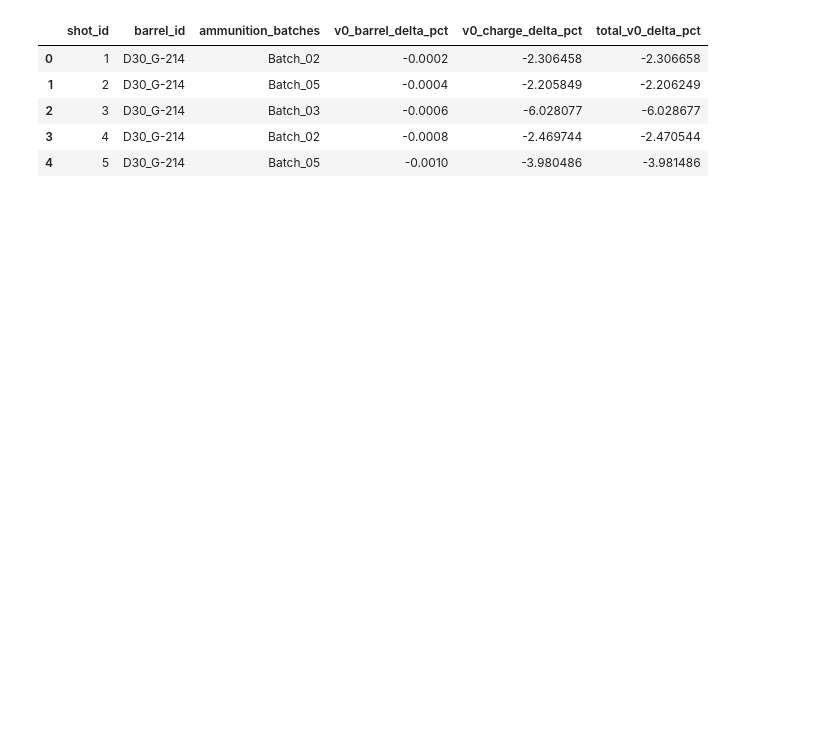
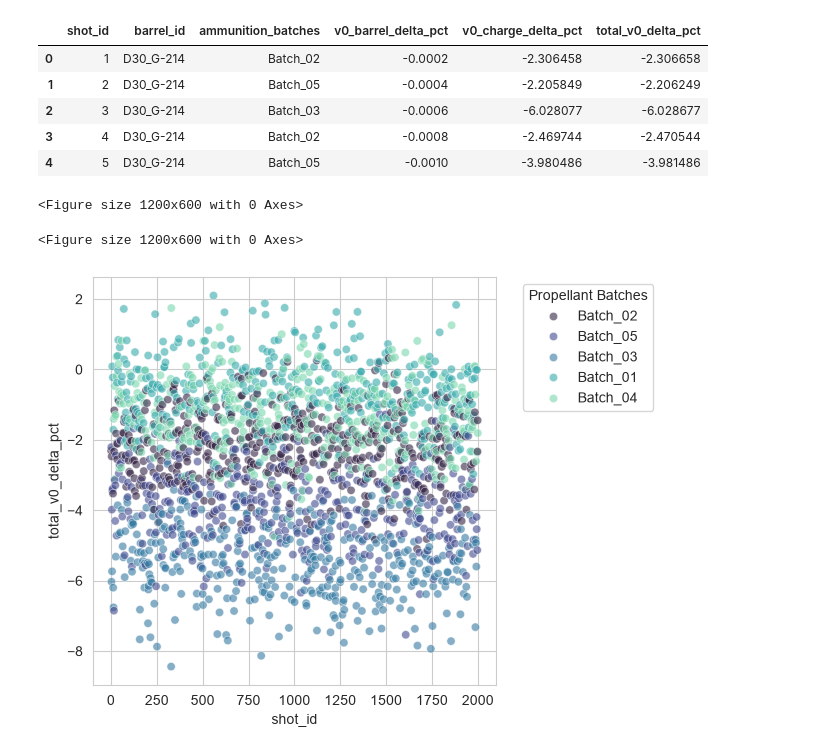
Before and after one commit to NatusyaZira/miltech-ballistic-anomaly-analysis, a Jupyter notebook: ballistic_analysis.ipynb, the cells around one changed output. Drawn from its saved outputs; the diff is of its cells as text; code cells hidden in the pictures; blank space fills up the shorter version.

Commit message:
Create V0 velocity scatter plot and add key analytical insights

```diff
--- a/ballistic_analysis.ipynb
+++ b/ballistic_analysis.ipynb
@@ -65,3 +56,20 @@ df.head()
 | 2 | 3 | D30_G-214 | Batch_03 | -0.0006 | -6.028077 | -6.028677 |
 | 3 | 4 | D30_G-214 | Batch_02 | -0.0008 | -2.469744 | -2.470544 |
 | 4 | 5 | D30_G-214 | Batch_05 | -0.0010 | -3.980486 | -3.981486 |
+# %%
+plt.figure(figsize=(12, 6))
+# %% [output]
+<Figure size 1200x600 with 0 Axes>
+<Figure size 1200x600 with 0 Axes>
+# %%
+#Drawing points
+sns.scatterplot(data=df, x='shot_id', y='total_v0_delta_pct', hue='ammunition_batches', palette='mako', alpha=0.6)
+
+# Moving the legend to the side
+plt.legend(title="Propellant Batches", bbox_to_anchor=(1.05, 1), loc='upper left')
+
+# 4. Displaying the chart
+plt.tight_layout()
+plt.show()
+# %% [output]
+[figure, added]
```
Also changed, not shown: parts of 3 cells of this notebook.
